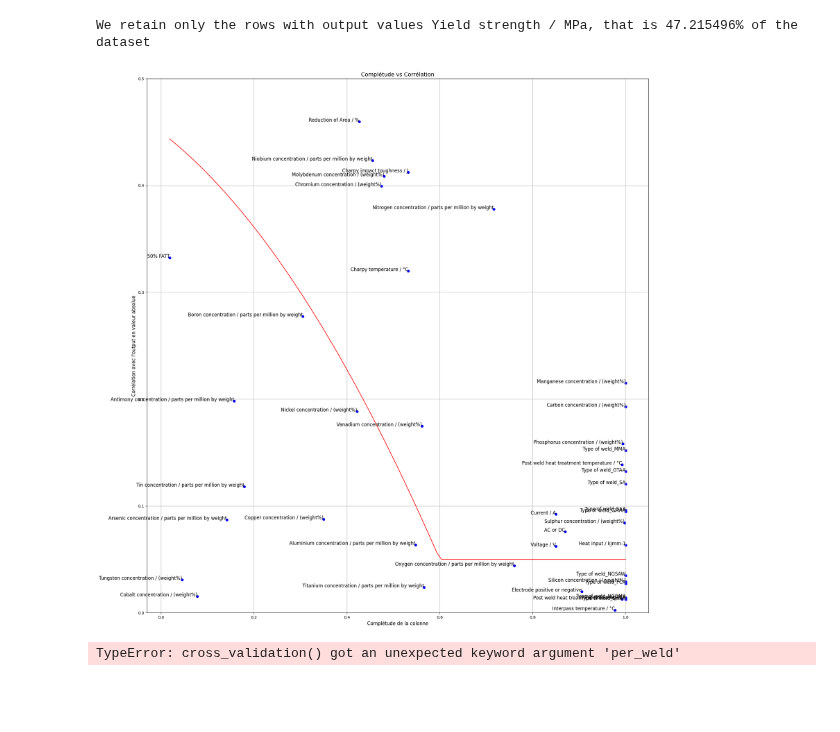
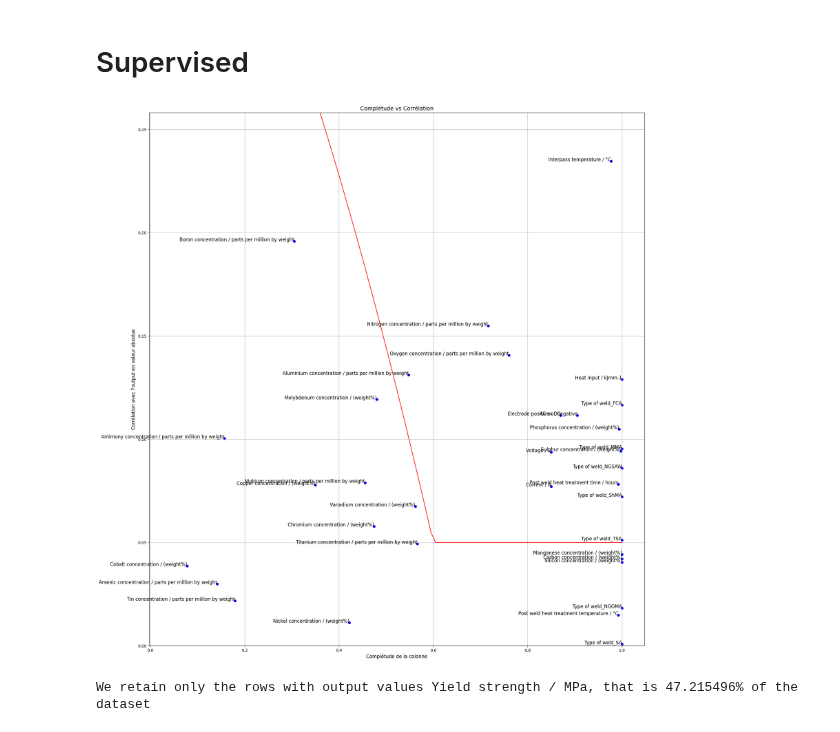
Before and after one commit to MatteoDebart/apprAuto-projet, a Jupyter notebook: tests.ipynb, the cells around one changed output. Cells and saved outputs as stored; diff of their text form; code cells hidden in the pictures; blank space fills up the shorter version.

```diff
--- a/tests.ipynb
+++ b/tests.ipynb
@@ -7,19 +7,15 @@ from plots import *
 from utils import *
 # %%
 Db=pd.read_excel('table.xlsx')
+# %% [markdown]
+# Supervised
+# %%
+plot_completeness_vs_corr(Db, OutputColumn.ch_imp_toughness, feature_decision=feature_decision)
+# %% [output]
+[figure, added]
 # %%
 preprocessed_Db = preprocess_supervised(Db, output_col=OutputColumn.yield_strength, all_welds=False)
 y=preprocessed_Db['output']
 X=preprocessed_Db.drop('output', axis=1)
 # %% [output]
 We retain only the rows with output values Yield strength / MPa, that is 47.215496% of the dataset
-# %%
-Db = Db.rename(columns={OutputColumn.yield_strength.value: 'output'})
-features = list(set(Db.columns)-set(MECHANICAL_PROPERTIES))
-
-# For the supervised approach we only keep the rows with an output
-reduced_Db=Db.dropna(subset=['output'])
-corr = get_corr(Db)
-plot_completeness_vs_corr(corr)
-# %% [output]
-[figure, removed]
@@ -33,7 +21,0 @@ pipeline =  lambda degree : Pipeline([('poly_features', PolynomialFeatures(degre
-# %%
-from sklearn.linear_model import LinearRegression
-lr=LinearRegression()
-from models.evaluation import cross_validation
-cross_validation(pipeline(1), X.values, y.values, per_weld=True)
-# %% [output]
-TypeError: cross_validation() got an unexpected keyword argument 'per_weld'
```
Also changed, not shown: parts of 15 cells of this notebook, 4 other files.
